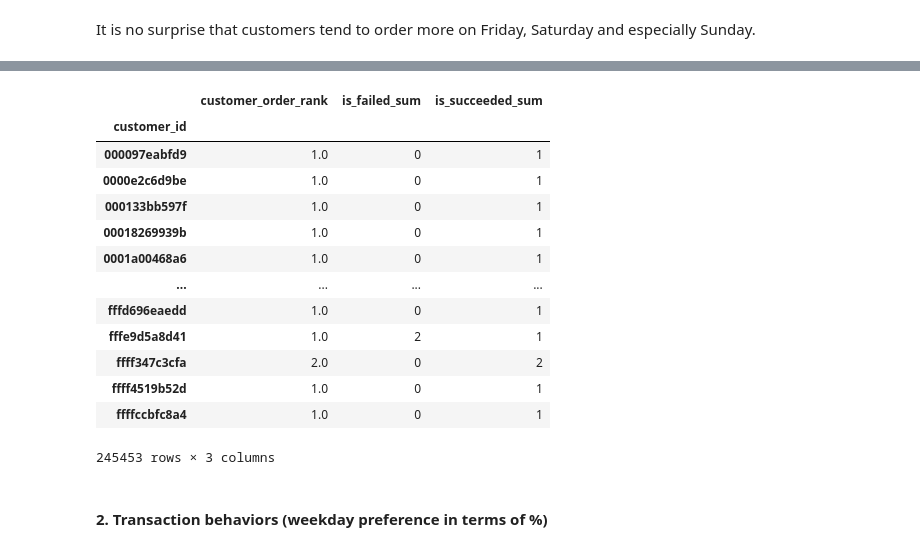
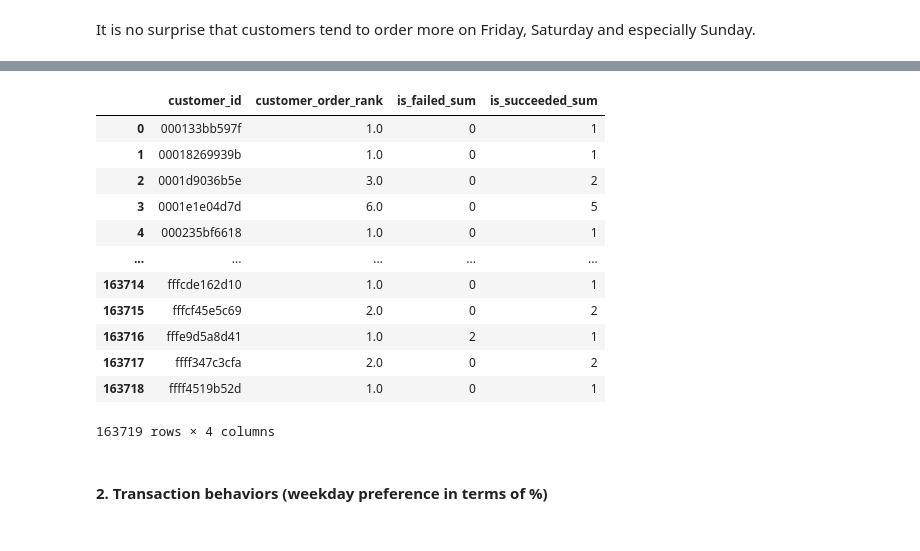
Before and after one commit to iceberg12/orange-eat-apple, a Jupyter notebook: EDA.ipynb, the cells around one changed output, grey strips where cells are left out. Saved outputs shown, nothing was run; the diff lists cells and outputs as text; code cells hidden in the pictures.

```diff
--- a/EDA.ipynb
+++ b/EDA.ipynb
@@ -220,0 +226,3 @@ df.shape, len(df.customer_id.unique())
+# %%
+last_month = len(months) - 1
+months[last_month]
@@ -220,0 +233,3 @@ df.shape, len(df.customer_id.unique())
+# %%
+df = df_order[(months[last_month-11] <= df_order.order_date)
+              & (df_order.order_date <= months[last_month] + '-31')].reset_index(drop=True)
@@ -371,25 +375,29 @@ df_money.to_csv('processed_data/df_money.csv', index=False)
 # %%
 # Misc: Loyalty, Total failed transactions
-df_misc = df.groupby('customer_id').agg({
-    'customer_order_rank': 'max',
-    'is_failed': 'sum',
-    'is_succeeded': 'sum'
-})
-df_misc.rename(columns={'is_failed':'is_failed_sum',
-                       'is_succeeded':'is_succeeded_sum'}, inplace=True)
+def compute_df_misc(df):
+    df_misc = df.groupby('customer_id').agg({
+        'customer_order_rank': 'max',
+        'is_failed': 'sum',
+        'is_succeeded': 'sum'
+    })
+    df_misc.rename(columns={'is_failed':'is_failed_sum',
+                           'is_succeeded':'is_succeeded_sum'}, inplace=True)
+    df_misc.reset_index(inplace=True)
+    return df_misc
+
+df_misc = compute_df_misc(df)
 df_misc
 # %% [output]
-|  | customer_order_rank | is_failed_sum | is_succeeded_sum |
-| customer_id |  |  |  |
-| 000097eabfd9 | 1.0 | 0 | 1 |
-| 0000e2c6d9be | 1.0 | 0 | 1 |
-| 000133bb597f | 1.0 | 0 | 1 |
-| 00018269939b | 1.0 | 0 | 1 |
-| 0001a00468a6 | 1.0 | 0 | 1 |
-| ... | ... | ... | ... |
-| fffd696eaedd | 1.0 | 0 | 1 |
-| fffe9d5a8d41 | 1.0 | 2 | 1 |
-| ffff347c3cfa | 2.0 | 0 | 2 |
-| ffff4519b52d | 1.0 | 0 | 1 |
-| ffffccbfc8a4 | 1.0 | 0 | 1 |
+|  | customer_id | customer_order_rank | is_failed_sum | is_succeeded_sum |
+| 0 | 000133bb597f | 1.0 | 0 | 1 |
+| 1 | 00018269939b | 1.0 | 0 | 1 |
+| 2 | 0001d9036b5e | 3.0 | 0 | 2 |
+| 3 | 0001e1e04d7d | 6.0 | 0 | 5 |
+| 4 | 000235bf6618 | 1.0 | 0 | 1 |
+| ... | ... | ... | ... | ... |
+| 163714 | fffcde162d10 | 1.0 | 0 | 1 |
+| 163715 | fffcf45e5c69 | 2.0 | 0 | 2 |
+| 163716 | fffe9d5a8d41 | 1.0 | 2 | 1 |
+| 163717 | ffff347c3cfa | 2.0 | 0 | 2 |
+| 163718 | ffff4519b52d | 1.0 | 0 | 1 |
-245453 rows × 3 columns
+163719 rows × 4 columns
```
Also changed, not shown: parts of 75 cells of this notebook, 9 other files.
